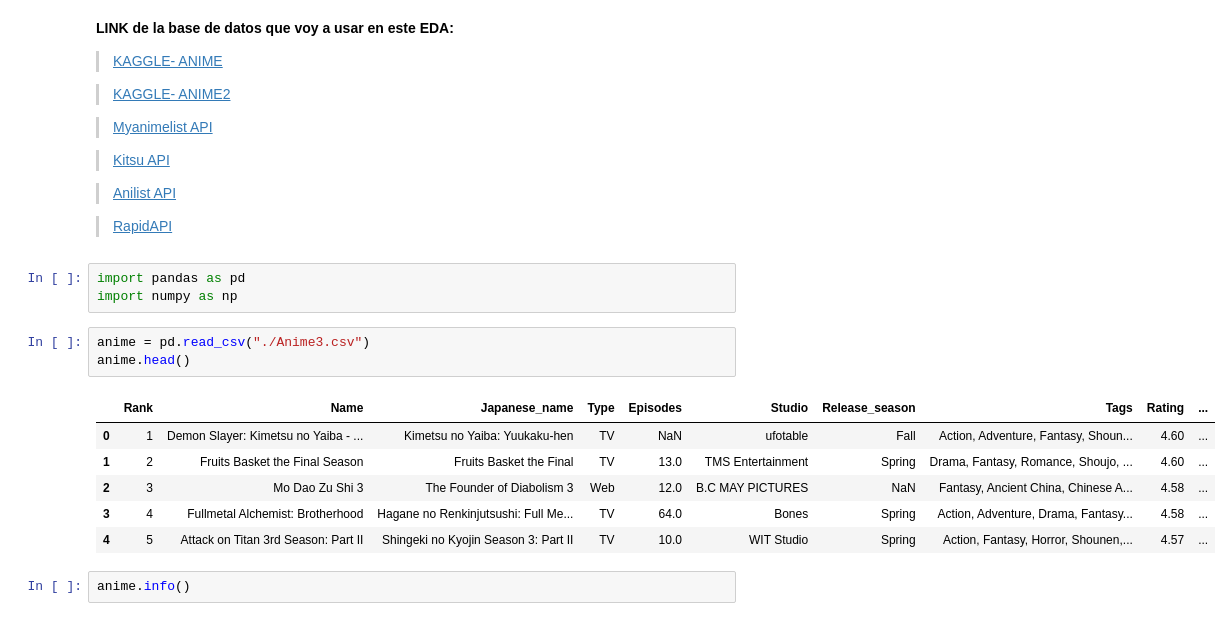
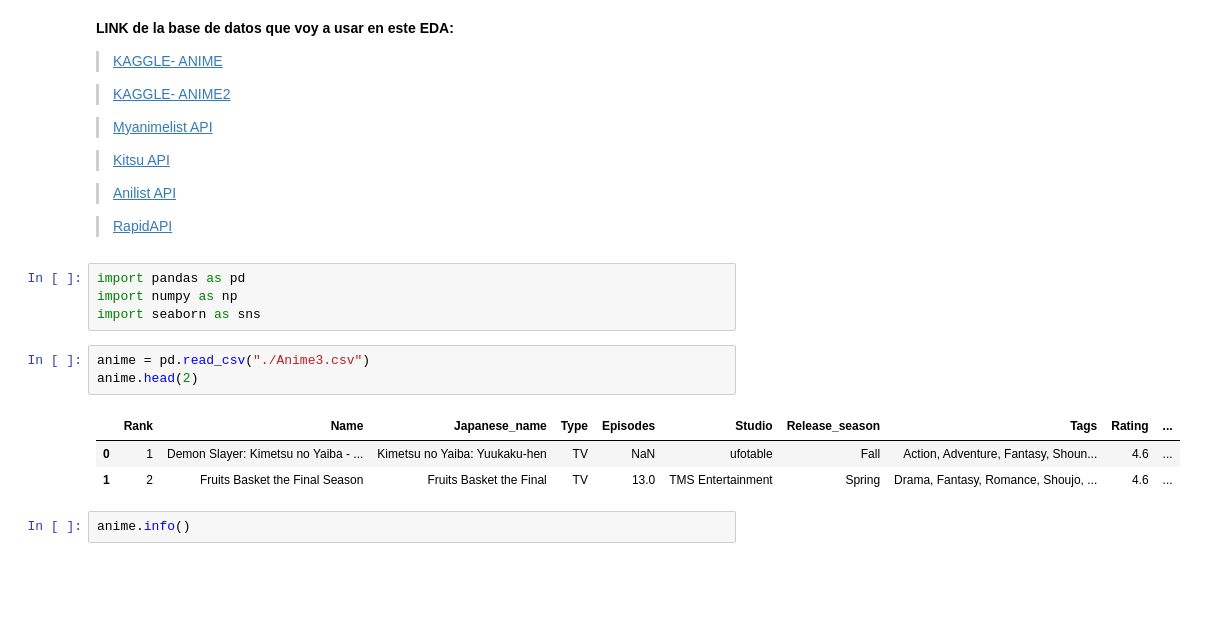
Before and after one commit to AmyGaarcia/DS_PT_09_2023, a Jupyter notebook: Data_Analysis/EDA/1-Definicion_EDA ANIME.ipynb, the cells around one changed output. Saved outputs shown, nothing was run; the diff lists cells and outputs as text; blank space fills up the shorter version.

```diff
--- a/Data_Analysis/EDA/1-Definicion_EDA ANIME.ipynb
+++ b/Data_Analysis/EDA/1-Definicion_EDA ANIME.ipynb
@@ -48,16 +48,14 @@ El objetivo de este EDA es entender mejor lo que resuena con la audiencia y cont
 # %%
 import pandas as pd
 import numpy as np
+import seaborn as sns
 # %%
 anime = pd.read_csv("./Anime3.csv")
-anime.head()
+anime.head(2)
 # %% [output]
 |  | Rank | Name | Japanese_name | Type | Episodes | Studio | Release_season | Tags | Rating | ... |
-| 0 | 1 | Demon Slayer: Kimetsu no Yaiba - ... | Kimetsu no Yaiba: Yuukaku-hen | TV | NaN | ufotable | Fall | Action, Adventure, Fantasy, Shoun... | 4.60 | ... |
-| 1 | 2 | Fruits Basket the Final Season | Fruits Basket the Final | TV | 13.0 | TMS Entertainment | Spring | Drama, Fantasy, Romance, Shoujo, ... | 4.60 | ... |
-| 2 | 3 | Mo Dao Zu Shi 3 | The Founder of Diabolism 3 | Web | 12.0 | B.C MAY PICTURES | NaN | Fantasy, Ancient China, Chinese A... | 4.58 | ... |
-| 3 | 4 | Fullmetal Alchemist: Brotherhood | Hagane no Renkinjutsushi: Full Me... | TV | 64.0 | Bones | Spring | Action, Adventure, Drama, Fantasy... | 4.58 | ... |
-| 4 | 5 | Attack on Titan 3rd Season: Part II | Shingeki no Kyojin Season 3: Part II | TV | 10.0 | WIT Studio | Spring | Action, Fantasy, Horror, Shounen,... | 4.57 | ... |
+| 0 | 1 | Demon Slayer: Kimetsu no Yaiba - ... | Kimetsu no Yaiba: Yuukaku-hen | TV | NaN | ufotable | Fall | Action, Adventure, Fantasy, Shoun... | 4.6 | ... |
+| 1 | 2 | Fruits Basket the Final Season | Fruits Basket the Final | TV | 13.0 | TMS Entertainment | Spring | Drama, Fantasy, Romance, Shoujo, ... | 4.6 | ... |
 # %%
 anime.info()
 # %% [output]
```
Also changed, not shown: parts of 11 cells of this notebook.
